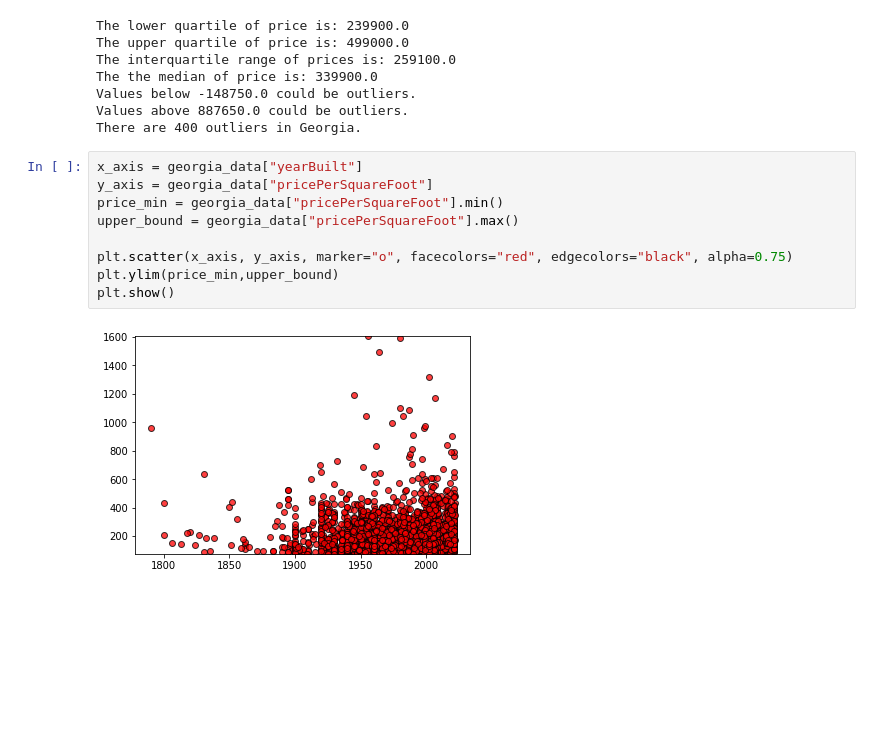
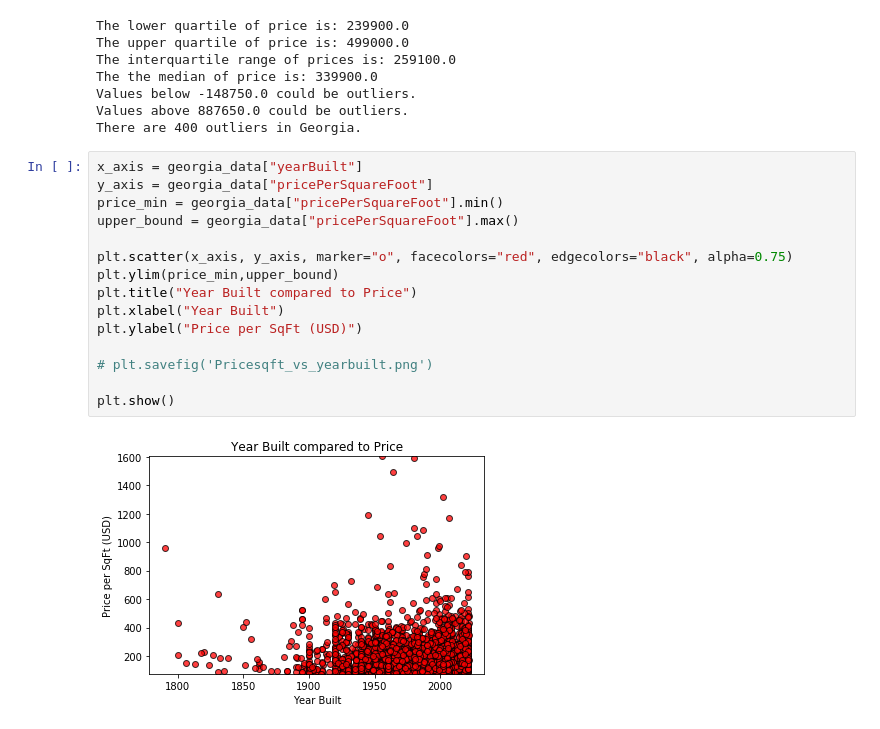
Before and after one commit to nuvvalaps/Project1-DataVis, a Jupyter notebook: Summary Statistics.ipynb, the cells around one changed output. Cells and saved outputs as stored; diff of their text form; blank space fills up the shorter version.

```diff
--- a/Summary Statistics.ipynb
+++ b/Summary Statistics.ipynb
@@ -155,11 +163,17 @@ There are 400 outliers in Georgia.
 # %%
 x_axis = georgia_data["yearBuilt"]
 y_axis = georgia_data["pricePerSquareFoot"]
 price_min = georgia_data["pricePerSquareFoot"].min()
 upper_bound = georgia_data["pricePerSquareFoot"].max()
 
 plt.scatter(x_axis, y_axis, marker="o", facecolors="red", edgecolors="black", alpha=0.75)
 plt.ylim(price_min,upper_bound)
+plt.title("Year Built compared to Price")
+plt.xlabel("Year Built")
+plt.ylabel("Price per SqFt (USD)")
+
+# plt.savefig('Pricesqft_vs_yearbuilt.png')
+
 plt.show()
 # %% [output]
-[figure, old version]
+[figure, new version]
```
Also changed, not shown: parts of 2 cells of this notebook, 11 other files.
